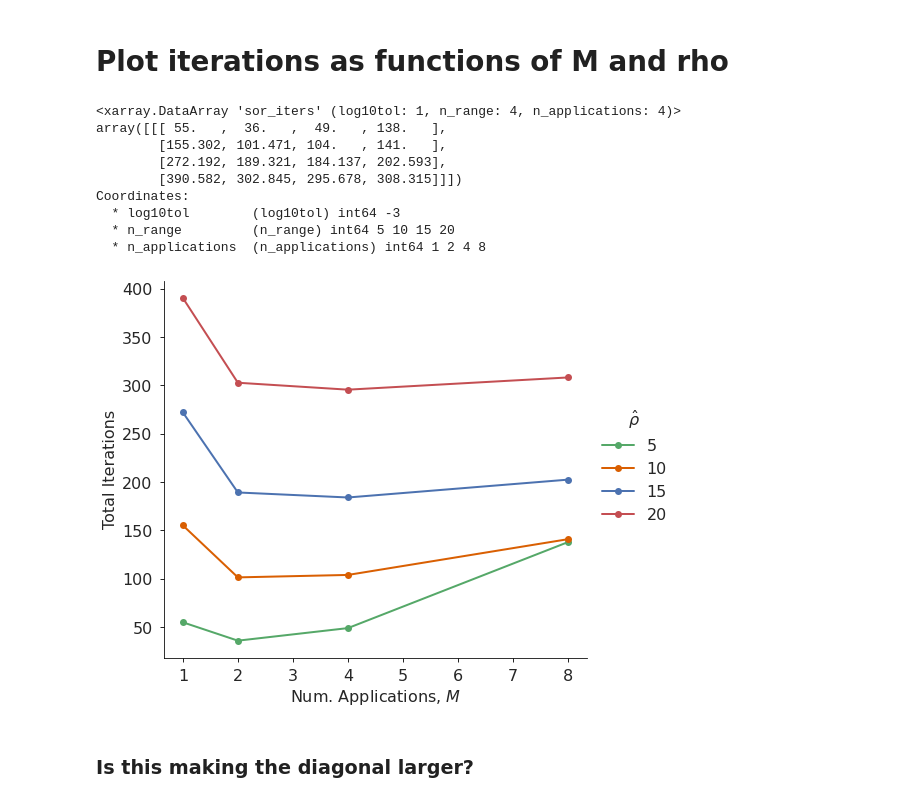
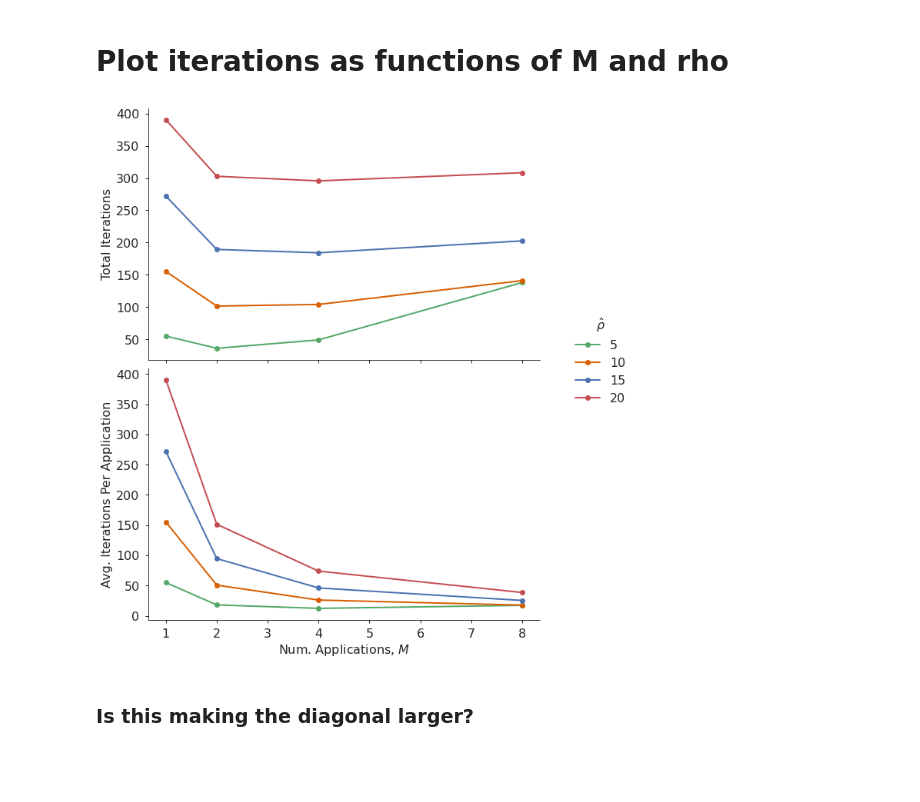
Before and after one commit to timothyas/generic-matern-covariance, a Jupyter notebook: src/plot_iterations_vs_applications.ipynb, the cells around one changed output. Drawn from its saved outputs; the diff is of its cells as text; code cells hidden in the pictures; blank space fills up the shorter version.

```diff
--- a/src/plot_iterations_vs_applications.ipynb
+++ b/src/plot_iterations_vs_applications.ipynb
@@ -23,22 +46,11 @@ dslist1 = []
 for n_range in [5, 10, 15, 20]:
     dslist2 = []
     for n_apps in [1, 2, 4, 8]:
-        cc = CorrelationCalculator(n_range=n_range, n_applications=n_apps, **kw)
-        tmp = cc.open_dataset()
-        tmp = cc.expand_dims(tmp)
-        dslist2.append(tmp['sor_iters'].mean('sample'))
+
+        tmp = read_iters(n_range=n_range, n_apps=n_apps, **kw)
+
+        dslist2.append(tmp)
     dslist1.append(xr.concat(dslist2, dim='n_applications'))
 
-xda = xr.concat(dslist1, dim='n_range')
+ds = xr.concat(dslist1, dim='n_range')
+ds = ds.squeeze()
-# %%
-xda
-# %% [output]
-<xarray.DataArray 'sor_iters' (log10tol: 1, n_range: 4, n_applications: 4)>
-array([[[ 55.   ,  36.   ,  49.   , 138.   ],
-        [155.302, 101.471, 104.   , 141.   ],
-        [272.192, 189.321, 184.137, 202.593],
-        [390.582, 302.845, 295.678, 308.315]]])
-Coordinates:
-  * log10tol        (log10tol) int64 -3
-  * n_range         (n_range) int64 5 10 15 20
-  * n_applications  (n_applications) int64 1 2 4 8
@@ -47,19 +57,38 @@ xda = xda.squeeze()
 # %%
-fig, ax = plt.subplots(constrained_layout=True)
+#fig, axs = plt.subplots(1,2, figsize=(12,4), constrained_layout=True)
+fig, axs = plt.subplots(2,1, figsize=(8,10), constrained_layout=True, sharex=True)
 
-xda.plot.line(x='n_applications', ax=ax, marker='o',
-              )
+xlabel = 'Num. Applications, $M$'
+pkw = {'x':'n_applications',
+       'marker':'o',
+       'add_legend': False}
+
+ax = axs[0]
+plotme = ds.total.mean('sample')
+plotme.plot.line(ax=ax,**pkw)
 ax.set(title='',
        ylabel='Total Iterations',
-       xlabel='Num. Applications, $M$',
+       xlabel='',
       )
-leg = ax.get_legend()
-leg.set(title=r'$\hat{\rho}$',
-        bbox_to_anchor=(1.,.7),
-       )
+
+ax = axs[1]
+plotme = ds.avg_per_m.mean('sample')
+plotme.plot.line(ax=ax,**pkw)
+ax.set(title='',
+       ylabel='Avg. Iterations Per Application',
+       xlabel=xlabel,
+      )
+
+
+#leg = ax.get_legend()
+fig.legend(labels=[int(rho) for rho in ds.n_range.values],
+          title=r'$\hat{\rho}$',
+          loc='center left',
+          bbox_to_anchor=(1.05,.54),
+          )
 fig.savefig(f'{fig_dir}/iterations_vs_applications.pdf', bbox_inches='tight')
 # %% [output]
-[figure, old version]
+[figure, new version]
 # %% [markdown]
 ### Is this making the diagonal larger?
 # %%
```
Also changed, not shown: parts of 3 cells of this notebook, 4 other files.
